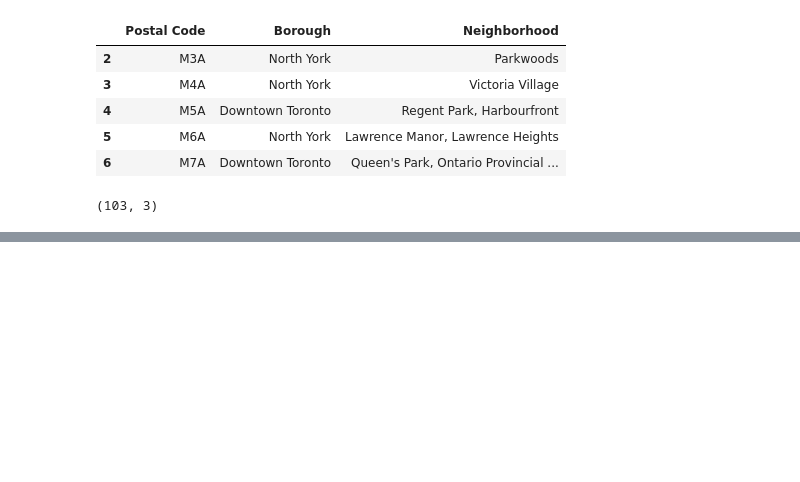
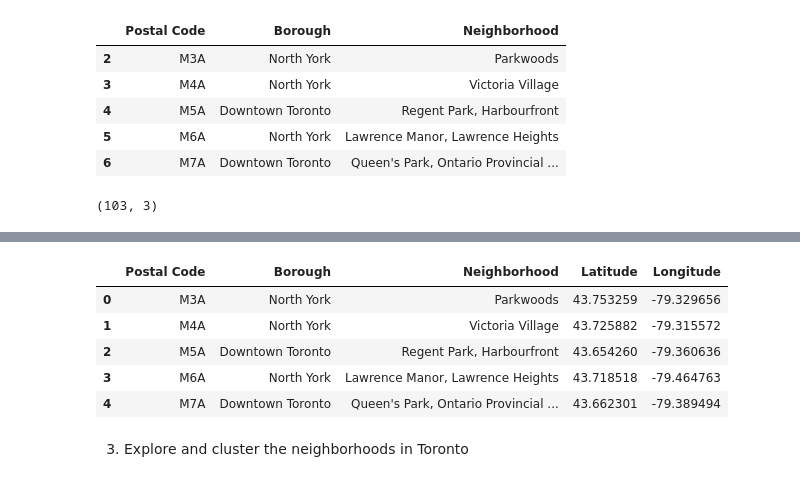
Before and after one commit to amywicke/Coursera_Capstone, a Jupyter notebook: Clustering Neighborhoods in Toronto.ipynb, the cells around one changed output, grey strips where cells are left out. Saved outputs shown, nothing was run; the diff lists cells and outputs as text; code cells hidden in the pictures; blank space fills up the shorter version.

```diff
--- a/Clustering Neighborhoods in Toronto.ipynb
+++ b/Clustering Neighborhoods in Toronto.ipynb
@@ -38,0 +41,5 @@ toronto_data.shape
+# %%
+#Import CSV file with Latitude and Longitude for Toronto
+file_name='https://cocl.us/Geospatial_data'
+toronto_latlng=pd.read_csv(file_name)
+toronto_latlng.head()
@@ -38,0 +53,13 @@ toronto_data.shape
+# %%
+#Add latitude and Longitude to Toronto Dataframe by merging two dataframes where the Postal Code matches
+toronto_merge = pd.merge(toronto_data, toronto_latlng, on="Postal Code", how="left")
+toronto_merge.head()
+# %% [output]
+|  | Postal Code | Borough | Neighborhood | Latitude | Longitude |
+| 0 | M3A | North York | Parkwoods | 43.753259 | -79.329656 |
+| 1 | M4A | North York | Victoria Village | 43.725882 | -79.315572 |
+| 2 | M5A | Downtown Toronto | Regent Park, Harbourfront | 43.654260 | -79.360636 |
+| 3 | M6A | North York | Lawrence Manor, Lawrence Heights | 43.718518 | -79.464763 |
+| 4 | M7A | Downtown Toronto | Queen's Park, Ontario Provincial ... | 43.662301 | -79.389494 |
+# %% [markdown]
+3. Explore and cluster the neighborhoods in Toronto
```
Also changed, not shown: parts of 14 cells of this notebook.
